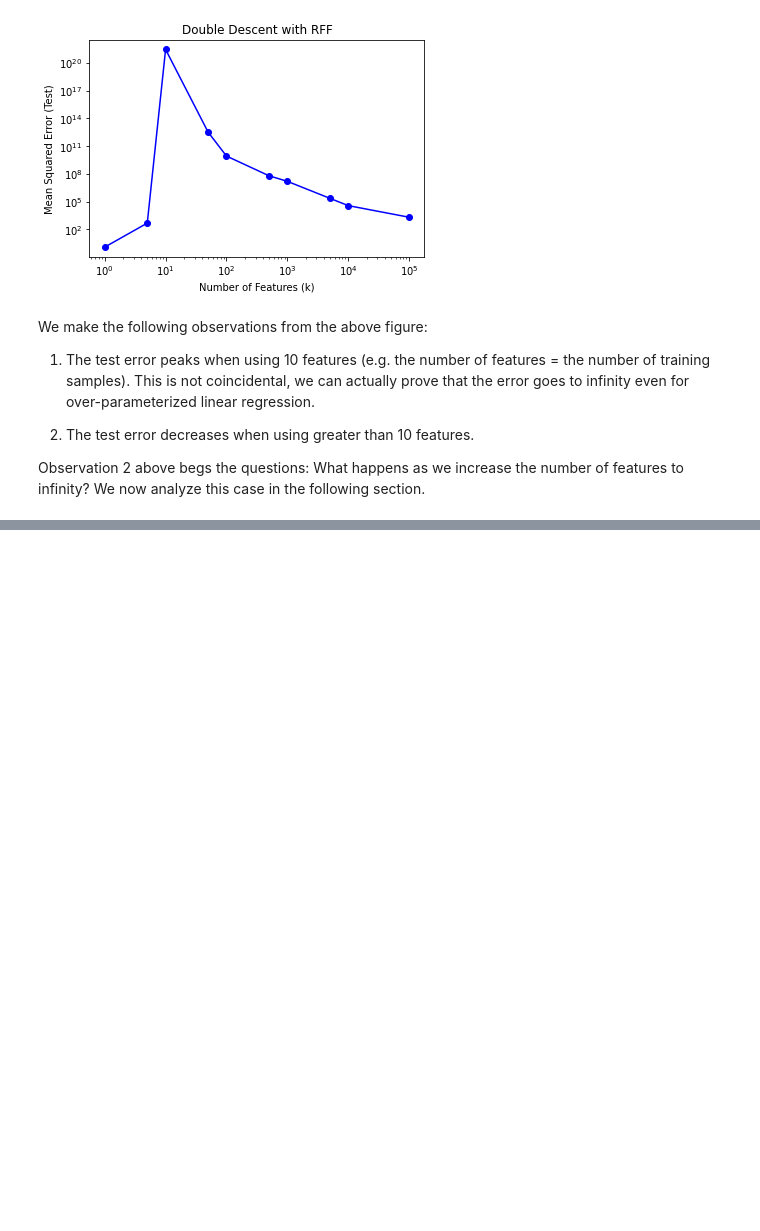
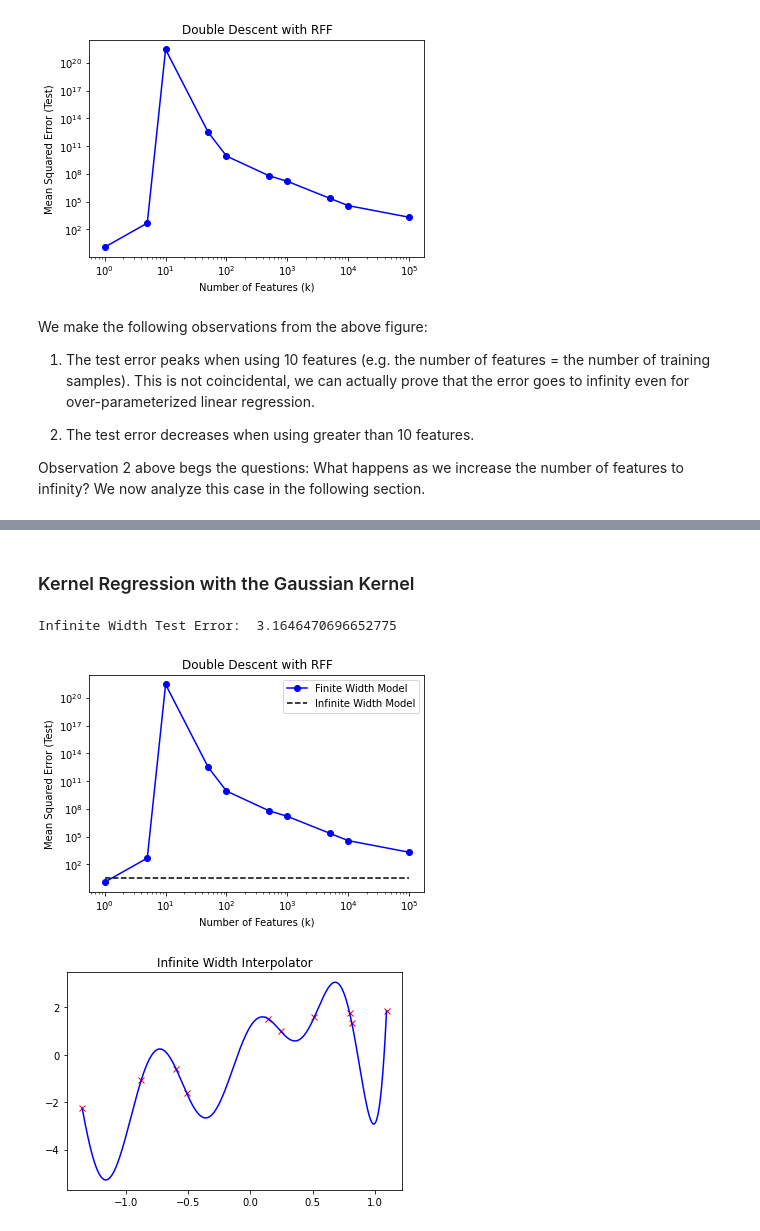
Before and after one commit to aradha5772/deep_learning_theory_tutorial, a Jupyter notebook: DoubleDescentTutorial.ipynb, the cells around one changed output, grey strips where cells are left out. Saved outputs shown, nothing was run; the diff lists cells and outputs as text; code cells hidden in the pictures; blank space fills up the shorter version.

Commit message:
Finished RFF Model

```diff
--- a/DoubleDescentTutorial.ipynb
+++ b/DoubleDescentTutorial.ipynb
@@ -36,7 +36,7 @@ SEED = 2134
 
 np.random.seed(SEED)
 # Dataset for regression
-X, y, X_test, y_test, w = dl.make_dataset(n=10, d=1, eps=0.5)
+X, y, X_test, y_test, w = dl.make_dataset(n=10, d=1, eps=.5)
 
 # Visualize Dataset (red) and True Solution (green)
 plt.plot(X[0], y[0], 'rx')
@@ -50,6 +50,9 @@ plt.show()
 from numpy.linalg import pinv
 SEED = 2134
 np.random.seed(SEED)
+
+def mse(preds, labels):
+    return np.mean(np.abs(np.power(preds - labels, 2)))
 
 
 def RFF(X, k=100):
@@ -74,14 +77,14 @@ for num_feat in num_features:
     preds = w_hat @ phi_X_test
 
     # Compute MSE for test samples
-    test_error = np.mean(np.abs(np.power(preds - y_test, 2)))
+    test_error = mse(preds, y_test)
     test_errors.append(test_error)
 
-    train_error = np.mean(np.abs(np.power(w_hat @ phi_X - y, 2)))
+    train_error = mse(w_hat @ phi_X, y)
     if np.isclose(train_error, 0):
         train_error = 0
     train_errors.append(train_error)
-    print(num_feat, train_error, error)
+    print(num_feat, train_error, test_error)
 
 
 plt.plot(num_features, train_errors, 'ko-')
@@ -125,0 +143,50 @@ We will now show that using infinitely many RFF above (i.e. $k \to \infty$) is e
+# %% [markdown]
+### Kernel Regression with the Gaussian Kernel
+# %%
+def euclidean_distances(X, Z, squared=True):
+    X_norm = np.sum(np.power(X, 2), axis=1, keepdims=True)
+    Z_norm = np.sum(np.power(Z, 2), axis=1, keepdims=True).reshape(1, -1)
+
+    distances = X @ Z.T * -2 + X_norm + Z_norm
+
+    if not squared:
+        distances = np.clip(distances, a_min=0, a_max=None)
+        distances.sqrt_()
+    return distances
+
+
+def gaussian_kernel(X, X_):
+    kernel_mat = euclidean_distances(X, X_)
+    kernel_mat = np.clip(kernel_mat, a_min=0, a_max=None) * -1
+    kernel_mat = np.exp(kernel_mat)
+    return kernel_mat
+
+# Build kernel matrix for train & test data
+K_train = gaussian_kernel(X.T, X.T)
+K_test = gaussian_kernel(X.T, X_test.T)
+# Solve kernel regression
+a_hat = y @ pinv(K_train)
+
+# Get error on train & test data
+train_error = mse(a_hat @ K_train, y)
+test_error =mse(a_hat @ K_test, y_test)
+
+print("Infinite Width Test Error: ", test_error)
+plt.plot(num_features, test_errors, 'bo-', label='Finite Width Model')
+plt.plot(num_features, [test_error]*len(num_features), 'k--', label='Infinite Width Model')
+plt.legend()
+plt.title("Double Descent with RFF")
+plt.xscale("log")
+plt.yscale("log")
+plt.xlabel("Number of Features (k)")
+plt.ylabel("Mean Squared Error (Test)")
+plt.show()
+
+plt.plot(X[0], y[0], 'rx')
+plt.plot(X_test[0], (a_hat @ K_test)[0], 'b-')
+plt.title("Infinite Width Interpolator")
+plt.show()
+# %% [output]
+Infinite Width Test Error:  3.1646470696652775
+[figure, added]
+[figure, added]
```
Also changed, not shown: parts of 4 cells of this notebook.
